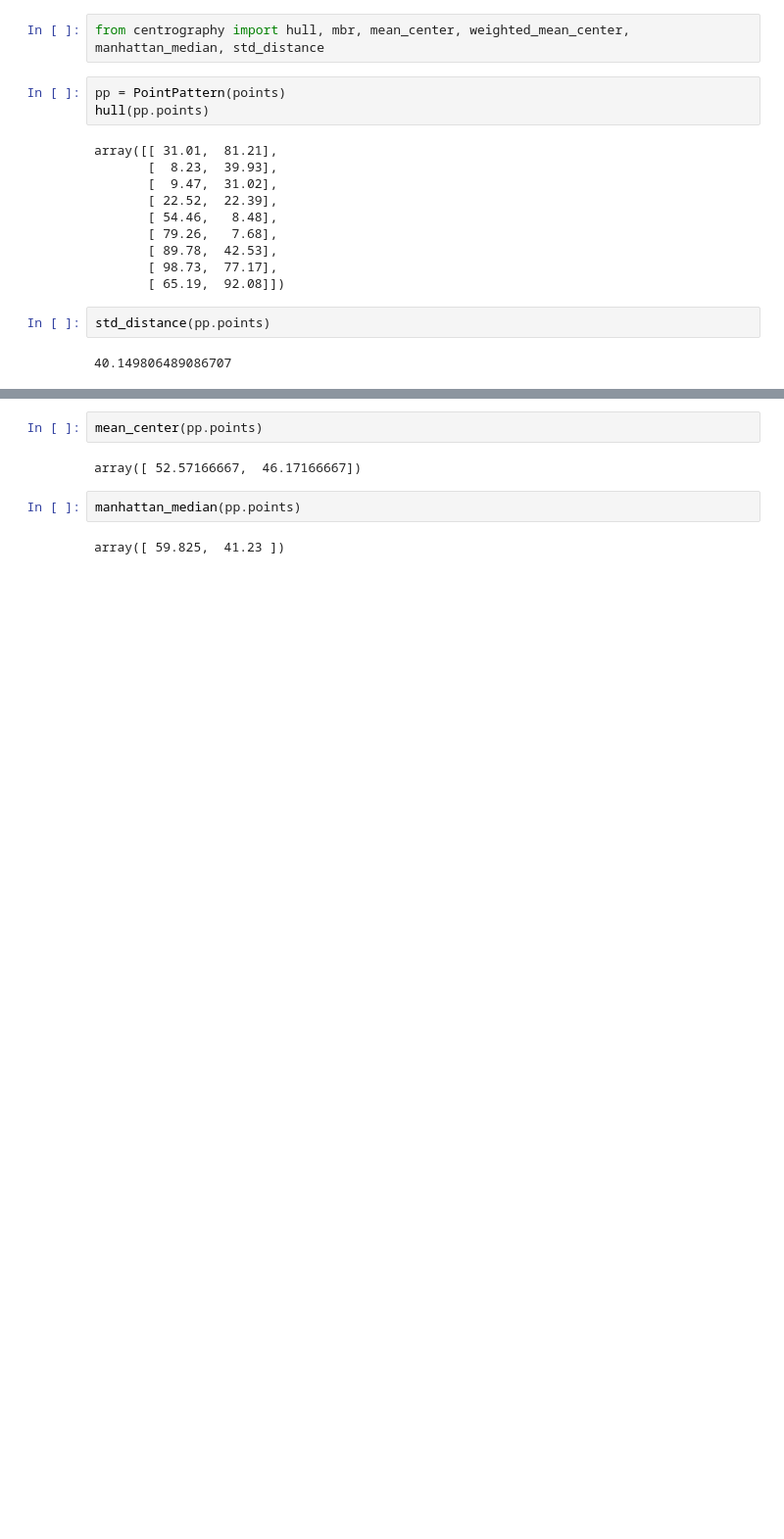
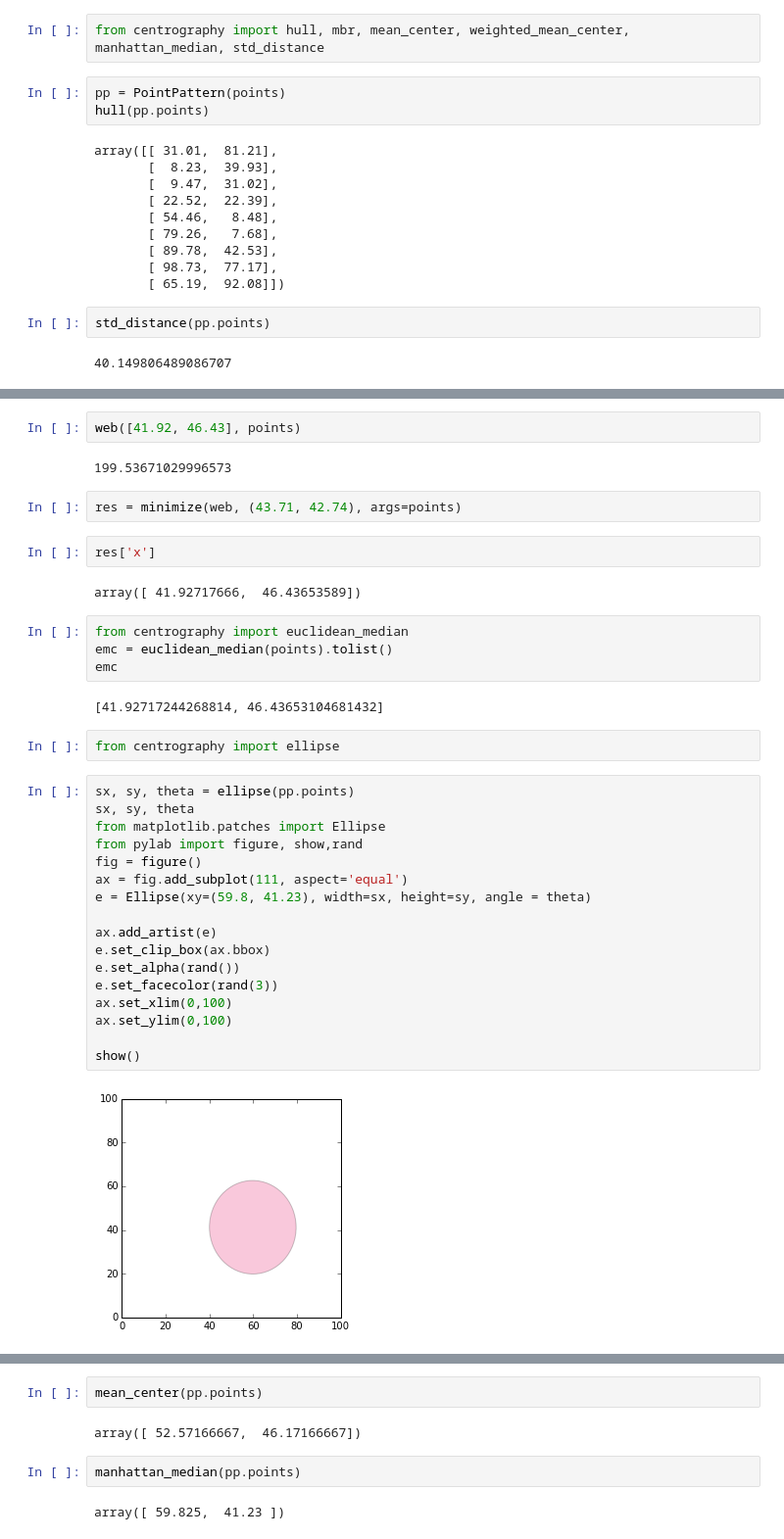
Before and after one commit to pysal/pointpats, a Jupyter notebook: centrography.ipynb, the cells around one changed output, grey strips where cells are left out. Shown at 98% size. Drawn from its saved outputs; the diff is of its cells as text; blank space fills up the shorter version.

```diff
--- a/centrography.ipynb
+++ b/centrography.ipynb
@@ -29,0 +103,37 @@ std_distance(pp.points)
+# %%
+web([41.92, 46.43], points)
+# %% [output]
+199.53671029996573
+# %%
+res = minimize(web, (43.71, 42.74), args=points)
+# %%
+res['x']
+# %% [output]
+array([ 41.92717666,  46.43653589])
+# %%
+from centrography import euclidean_median
+emc = euclidean_median(points).tolist()
+emc
+# %% [output]
+[41.92717244268814, 46.43653104681432]
+# %%
+from centrography import ellipse
+# %%
+sx, sy, theta = ellipse(pp.points)
+sx, sy, theta
+from matplotlib.patches import Ellipse
+from pylab import figure, show,rand
+fig = figure()
+ax = fig.add_subplot(111, aspect='equal')
+e = Ellipse(xy=(59.8, 41.23), width=sx, height=sy, angle = theta)
+
+ax.add_artist(e)
+e.set_clip_box(ax.bbox)
+e.set_alpha(rand())
+e.set_facecolor(rand(3))
+ax.set_xlim(0,100)
+ax.set_ylim(0,100)
+
+show()
+# %% [output]
+[figure, added]
```
Also changed, not shown: parts of 25 cells of this notebook, 2 other files.
